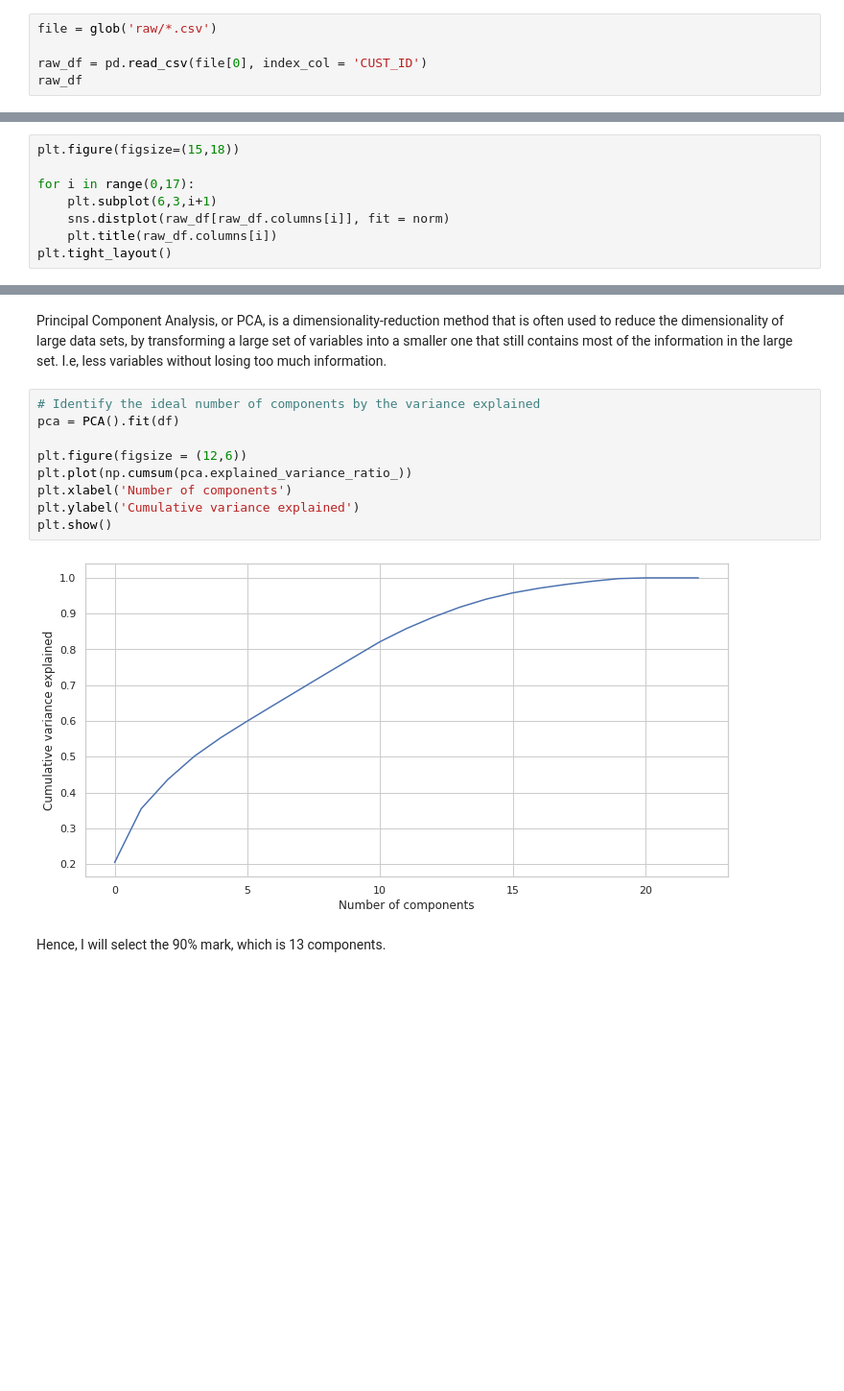
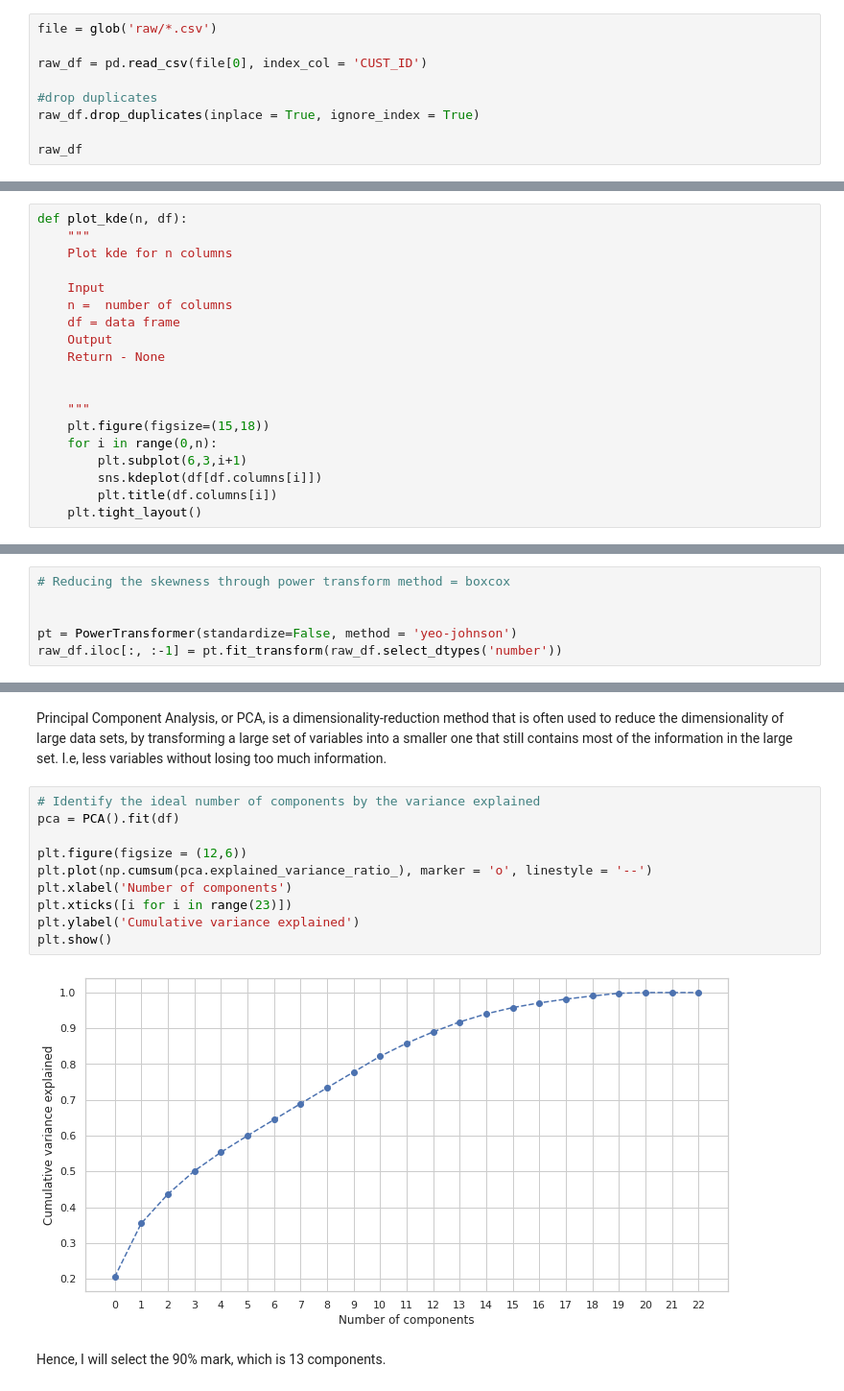
Before and after one commit to wmoreiraa/Portfolio, a Jupyter notebook: cc_customersegment.ipynb, the cells around one changed output, grey strips where cells are left out. Shown at 96% size. Drawn from its saved outputs; the diff is of its cells as text; blank space fills up the shorter version.

```diff
--- a/cc_customersegment.ipynb
+++ b/cc_customersegment.ipynb
@@ -79,6 +79,10 @@ sns.set_style('whitegrid')
 file = glob('raw/*.csv')
 
 raw_df = pd.read_csv(file[0], index_col = 'CUST_ID')
+
+#drop duplicates
+raw_df.drop_duplicates(inplace = True, ignore_index = True)
+
 raw_df
 # %% [output]
 |  | BALANCE | BALANCE_FREQUENCY | PURCHASES | ONEOFF_PURCHASES | INSTALLMENTS_PURCHASES | CASH_ADVANCE | ... |
@@ -228,8 +231,19 @@ raw_df.describe()
 # %%
-plt.figure(figsize=(15,18))
+def plot_kde(n, df):
+    """
+    Plot kde for n columns
 
-for i in range(0,17):
-    plt.subplot(6,3,i+1)
-    sns.distplot(raw_df[raw_df.columns[i]], fit = norm)
-    plt.title(raw_df.columns[i])
-plt.tight_layout()
+    Input
+    n =  number of columns
+    df = data frame
+    Output
+    Return - None
+
+
+    """
+    plt.figure(figsize=(15,18))
+    for i in range(0,n):
+        plt.subplot(6,3,i+1)
+        sns.kdeplot(df[df.columns[i]])
+        plt.title(df.columns[i])
+    plt.tight_layout()
@@ -239,0 +262,6 @@ Not surprisingly the data is not symmetric* and not even close to a normal distr
+# %%
+# Reducing the skewness through power transform method = boxcox
+
+
+pt = PowerTransformer(standardize=False, method = 'yeo-johnson')
+raw_df.iloc[:, :-1] = pt.fit_transform(raw_df.select_dtypes('number'))
@@ -294,13 +325,14 @@ Principal Component Analysis, or PCA, is a dimensionality-reduction method that
 # %%
 # Identify the ideal number of components by the variance explained
 pca = PCA().fit(df)
 
 plt.figure(figsize = (12,6))
-plt.plot(np.cumsum(pca.explained_variance_ratio_))
+plt.plot(np.cumsum(pca.explained_variance_ratio_), marker = 'o', linestyle = '--')
 plt.xlabel('Number of components')
+plt.xticks([i for i in range(23)])
 plt.ylabel('Cumulative variance explained')
 plt.show()
 # %% [output]
-[figure, old version]
+[figure, new version]
 # %% [markdown]
 Hence, I will select the 90% mark, which is 13 components.
```
Also changed, not shown: parts of 29 cells of this notebook.
